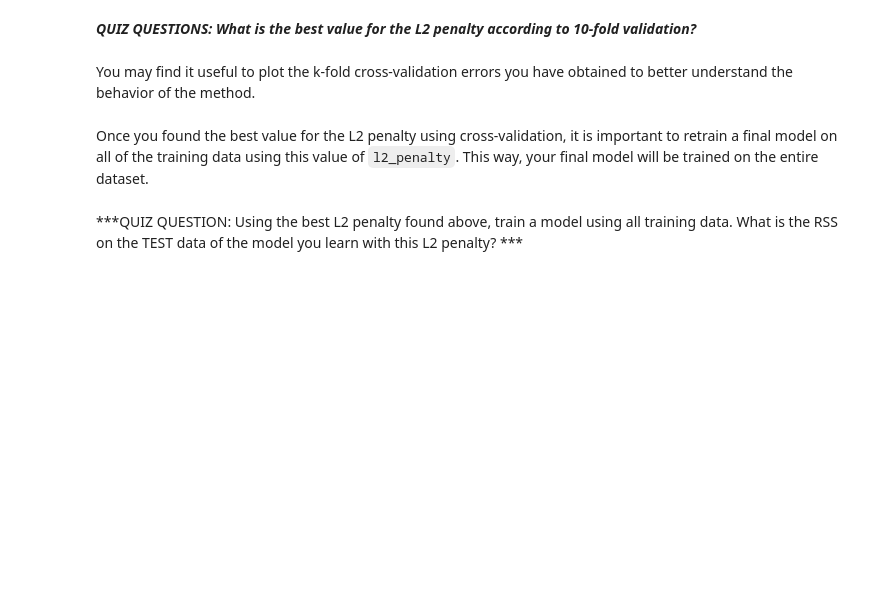
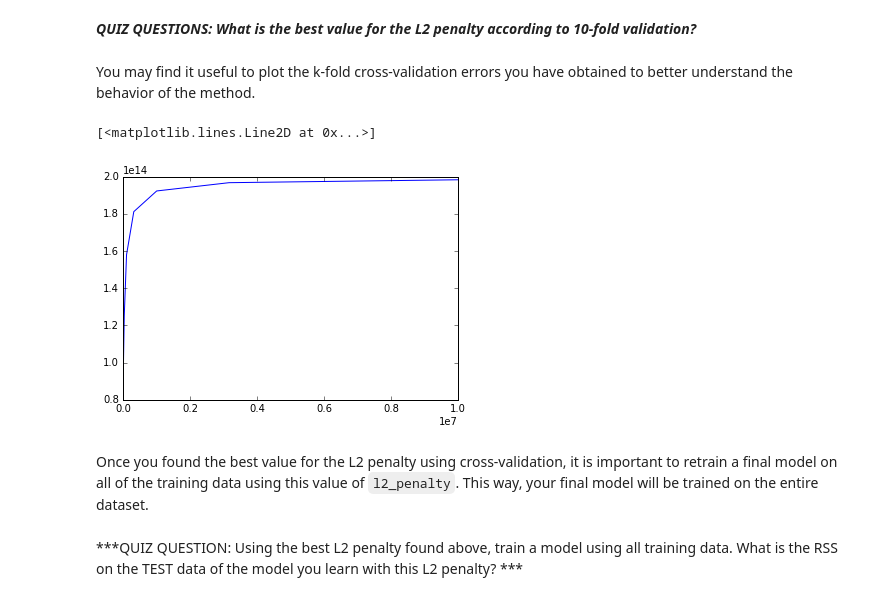
Before and after one commit to DivLoic/notebook, a Jupyter notebook: Dato/Regression_week4_quiz1.ipynb, the cells around one changed output. Drawn from its saved outputs; the diff is of its cells as text; code cells hidden in the pictures; blank space fills up the shorter version.

```diff
--- a/Dato/Regression_week4_quiz1.ipynb
+++ b/Dato/Regression_week4_quiz1.ipynb
@@ -234,8 +315,3 @@ print int(round(validation4['price'].mean(), 0))
 536234
 # %% [markdown]
 After designating one of the k segments as the validation set, we train a model using the rest of the data. To choose the remainder, we slice (0:start) and (end+1:n) of the data and paste them together. SFrame has `append()` method that pastes together two disjoint sets of rows originating from a common dataset. For instance, the following cell pastes together the first and last two rows of the `train_valid_shuffled` dataframe.
-# %%
-n = len(train_valid_shuffled)
-first_two = train_valid_shuffled[0:2]
-last_two = train_valid_shuffled[n-2:n]
-print first_two.append(last_two)
@@ -261,22 +342,22 @@ Now we are ready to implement k-fold cross-validation. Write a function that com
 # %%
 def k_fold_cross_validation(k, l2_penalty, data, output_name, features_list):
 
-    RSS = []
-    for i in range(0,k-1) :
+    MSE = []
+    for i in range(0,k) :
             start = (n*i)/k
             end = (n*(i+1))/k-1
 
             validation = data[start:end+1]
-            training = data[0:start].append(data[end+1:n])
+            training = data[end+1:n].append(data[0:start])
 
             model = graphlab.linear_regression.create(data, target=output_name,
-                                                      l2_penalty=l2_penalty,
+                                                      l2_penalty=l2_penalty,normalize=True,
                                                       validation_set=None,verbose=False)
 
             predict = model.predict(validation)
-            rss = ((predict - validation[output_name])**2).sum()
-            RSS.append(rss)
-    return np.mean(np.array(RSS))
+            mse = ((predict - validation[output_name])**2).mean()
+            MSE.append(mse)
+    return np.mean(np.array(MSE))
 # %% [markdown]
 Once we have a function to compute the average validation error for a model, we can write a loop to find the model that minimizes the average validation error. Write a loop that does the following:
 * We will again be aiming to fit a 15th-order polynomial model using the `sqft_living` input
@@ -286,10 +367,12 @@ Once we have a function to compute the average validation error for a model, we
 
 Note: since the degree of the polynomial is now fixed to 15, to make things faster, you should generate polynomial features in advance and re-use them throughout the loop. Make sure to use `train_valid_shuffled` when generating polynomial features!
 # %%
-poly_data = polynomial_sframe(set_1['sqft_living'], 15)
+poly_data = polynomial_sframe(train_valid_shuffled['sqft_living'], 15)
+poly_data['price'] = train_valid_shuffled['price']
+
 ERR = []
 for p in np.logspace(1, 7, num=13):
-    err = k_fold_cross_validation(13, p, poly15_data, 'price', [])
+    err = k_fold_cross_validation(10, p, poly_data, 'price', [])
     print "For the lambda : %.2f ----> : err = %f"%(p,err)
     ERR.append(err)
 # %% [output]
@@ -317,5 +407,9 @@ You may find it useful to plot the k-fold cross-validation errors you have obtai
 # %%
 # Plot the l2_penalty values in the x axis and the cross-validation error in the y axis.
 # Using plt.xscale('log') will make your plot more intuitive.
+plt.plot(np.logspace(1, 7, num=13),ERR,'-')
+# %% [output]
+[<matplotlib.lines.Line2D at 0x...>]
+[figure, added]
 # %% [markdown]
 Once you found the best value for the L2 penalty using cross-validation, it is important to retrain a final model on all of the training data using this value of `l2_penalty`.  This way, your final model will be trained on the entire dataset.
```
Also changed, not shown: parts of 26 cells of this notebook, 1 other file.
